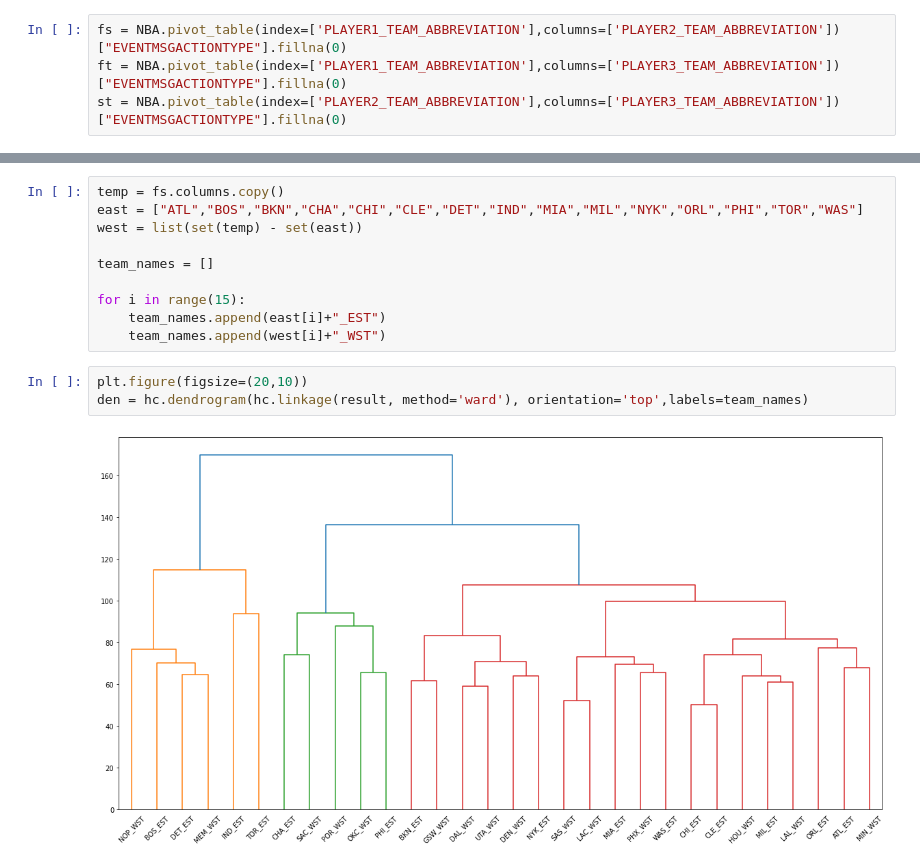
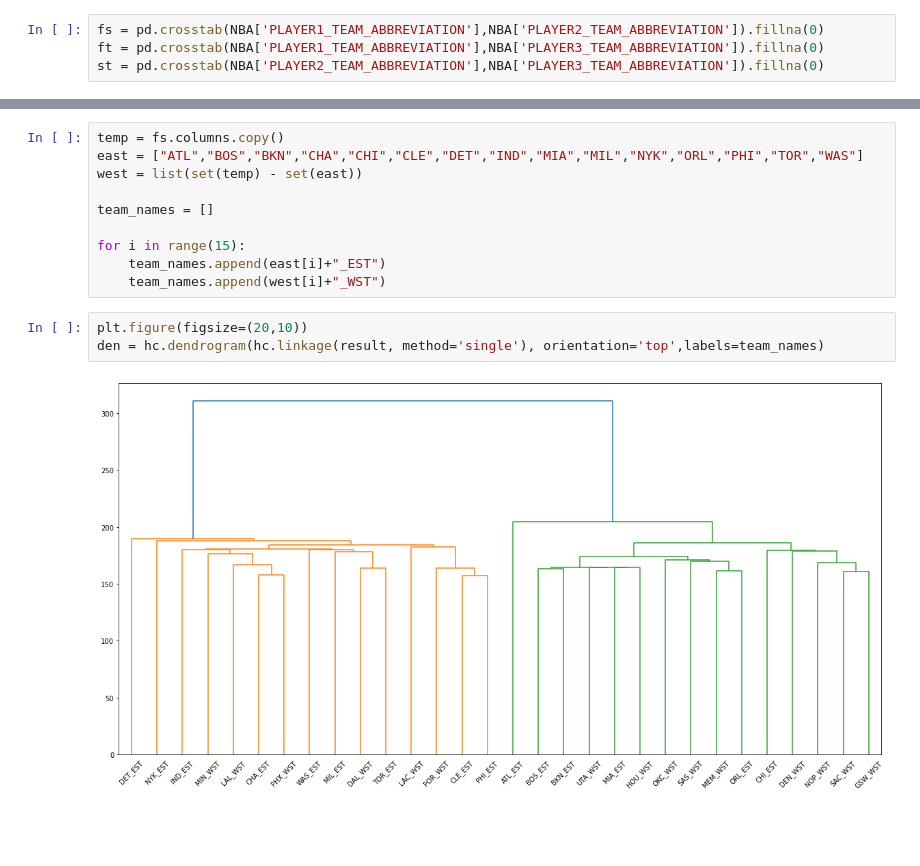
Before and after one commit to emirsglm/MAT388E-Data-Science-HW, a Jupyter notebook: HW3.ipynb, the cells around one changed output, grey strips where cells are left out. Cells and saved outputs as stored; diff of their text form; blank space fills up the shorter version.

```diff
--- a/HW3.ipynb
+++ b/HW3.ipynb
@@ -149,6 +118,6 @@ Index(['Unnamed: 0', 'EVENTMSGACTIONTYPE', 'EVENTMSGTYPE', 'EVENTNUM',
 5. Using the matrix you constructed in the previous step, draw a dendrogram of the players (with a total of 500 or more interactions), and decide how many clusters are appropriate.
 6. Using the matrix and the dendrogram you constructed in the previous steps, construct a hiearchical clustering model for the players and split them into the number of clusters you determined above.
 # %%
-fs = NBA.pivot_table(index=['PLAYER1_TEAM_ABBREVIATION'],columns=['PLAYER2_TEAM_ABBREVIATION'])["EVENTMSGACTIONTYPE"].fillna(0)
-ft = NBA.pivot_table(index=['PLAYER1_TEAM_ABBREVIATION'],columns=['PLAYER3_TEAM_ABBREVIATION'])["EVENTMSGACTIONTYPE"].fillna(0)
-st = NBA.pivot_table(index=['PLAYER2_TEAM_ABBREVIATION'],columns=['PLAYER3_TEAM_ABBREVIATION'])["EVENTMSGACTIONTYPE"].fillna(0)
+fs = pd.crosstab(NBA['PLAYER1_TEAM_ABBREVIATION'],NBA['PLAYER2_TEAM_ABBREVIATION']).fillna(0)
+ft = pd.crosstab(NBA['PLAYER1_TEAM_ABBREVIATION'],NBA['PLAYER3_TEAM_ABBREVIATION']).fillna(0)
+st = pd.crosstab(NBA['PLAYER2_TEAM_ABBREVIATION'],NBA['PLAYER3_TEAM_ABBREVIATION']).fillna(0)
@@ -166,6 +158,6 @@ for i in range(15):
     team_names.append(west[i]+"_WST")
 # %%
 plt.figure(figsize=(20,10))
-den = hc.dendrogram(hc.linkage(result, method='ward'), orientation='top',labels=team_names)
+den = hc.dendrogram(hc.linkage(result, method='single'), orientation='top',labels=team_names)
 # %% [output]
-[figure, old version]
+[figure, new version]
```
Also changed, not shown: parts of 11 cells of this notebook.
